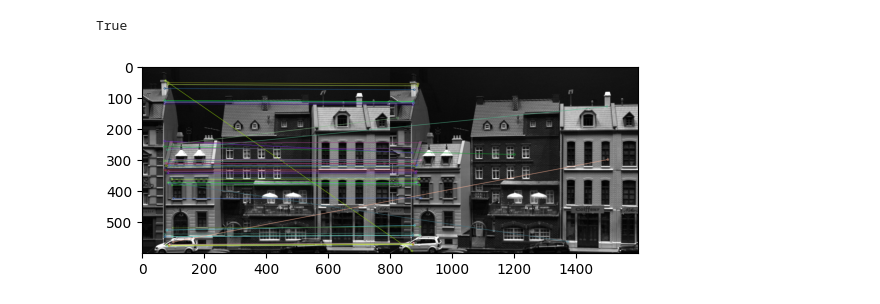
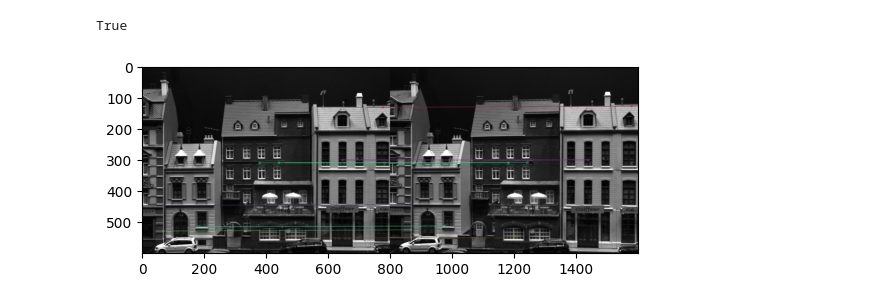
Before and after one commit to gaiaCasotto/ComputerVision, a Jupyter notebook: ex9.ipynb, the cells around one changed output. Saved outputs shown, nothing was run; the diff lists cells and outputs as text; code cells hidden in the pictures.

```diff
--- a/ex9.ipynb
+++ b/ex9.ipynb
@@ -148,25 +188,23 @@ dict_keys(['im1', 'im2', 'R1', 'R2', 't1', 't2', 'K'])
 True
 # %%
 # Initialize SIFT detector
-
-
 sift = cv2.SIFT_create()
 
 # Detect keypoints and compute descriptors
 keypoints1, descriptors1 = sift.detectAndCompute(im1, None)
 keypoints2, descriptors2 = sift.detectAndCompute(im2, None)
 
 # Initialize Brute-Force Matcher
 bf = cv2.BFMatcher_create(crossCheck= True)
 matches = bf.match(descriptors1, descriptors2)
-#matches = sorted(matches, key=lambda x: x.distance)
+matches = sorted(matches, key=lambda x: x.distance) #ascending
 
-matching_result = cv2.drawMatches(im1, keypoints1, im2, keypoints2, matches[200: 250], None, flags=cv2.DrawMatchesFlags_NOT_DRAW_SINGLE_POINTS)
+matching_result = cv2.drawMatches(im1, keypoints1, im2, keypoints2, matches[:10], None, flags=cv2.DrawMatchesFlags_NOT_DRAW_SINGLE_POINTS)
 
 plt.imshow(matching_result)
 plt.show()
 # %% [output]
-[figure, old version]
+[figure, new version]
 # %%
 #part 9.3
 
```
Also changed, not shown: parts of 9 cells of this notebook.
